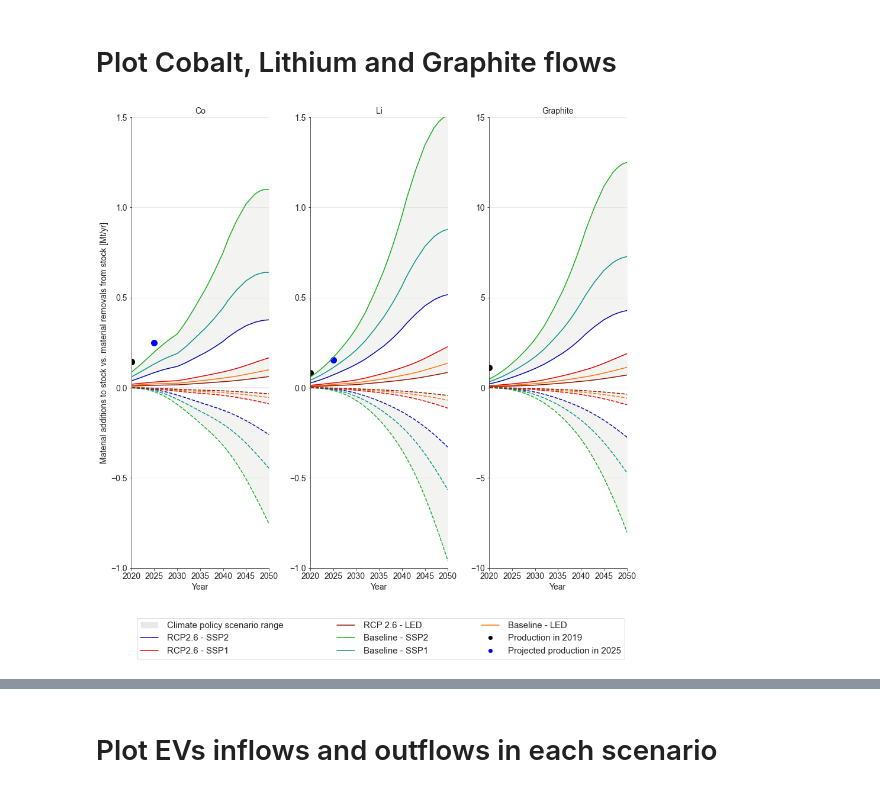
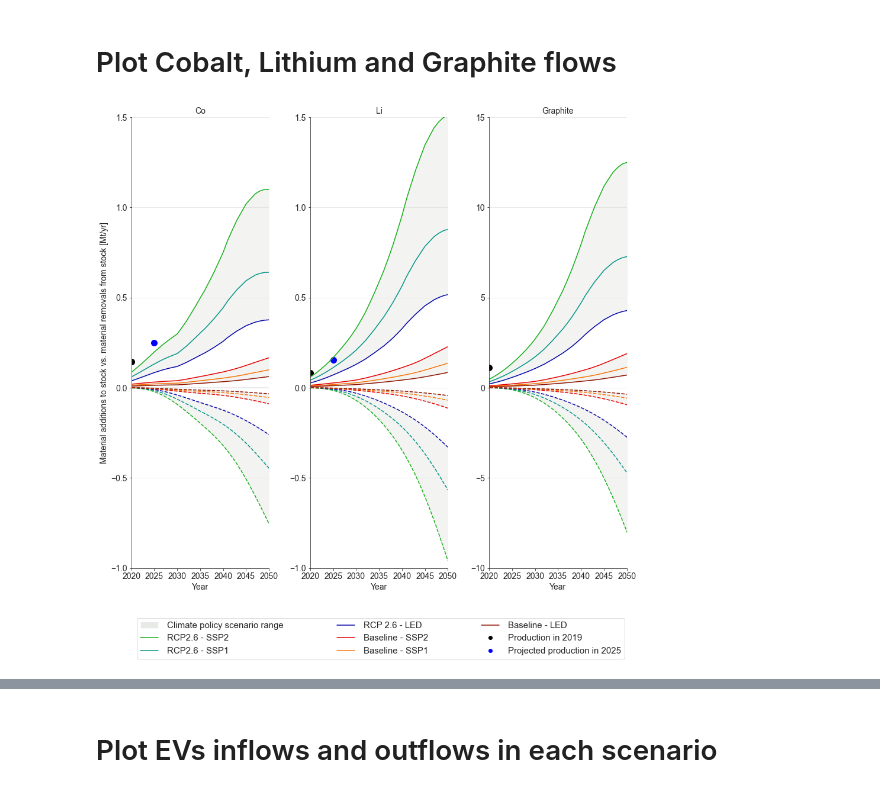
Before and after one commit to lorenzousai/LIBs-demand-, a Jupyter notebook: Visualizations.ipynb, the cells around one changed output, grey strips where cells are left out. Saved outputs shown, nothing was run; the diff lists cells and outputs as text; code cells hidden in the pictures.

```diff
--- a/Visualizations.ipynb
+++ b/Visualizations.ipynb
@@ -207,39 +207,38 @@ for i, k in zip(range(len(materials_to_plot)), materials_to_plot):
     alpha = 0.3,
     interpolate = True
     )
 
   ax[i].scatter(2020, mining_rate_2019[k], color = 'black', s = 100)
   if k != 'Graphite':
     ax[i].scatter(2025, mining_rate_2025[k], color = 'blue', s = 100)
   else:
     break
 
-#ToDO Plot negative flows
 
-line1 =  mlines.Line2D([], [], color = linecols[0], label='Baseline - SSP2')
-line2 =  mlines.Line2D([], [], color = linecols[1], label='Baseline - SSP1')
-line3 =  mlines.Line2D([], [], color = linecols[2], label='RCP2.6 - SSP2')
-line4 =  mlines.Line2D([], [], color = linecols[3], label='RCP2.6 - SSP1')
-line5 =  mlines.Line2D([], [], color = linecols[5], label='RCP 2.6 - LED')
-line6 =  mlines.Line2D([], [], color = linecols[4], label='Baseline - LED')
+line1 =  mlines.Line2D([], [], color = linecols[0], label='RCP2.6 - SSP2')
+line2 =  mlines.Line2D([], [], color = linecols[1], label='RCP2.6 - SSP1')
+line3 =  mlines.Line2D([], [], color = linecols[2], label='RCP 2.6 - LED')
+line4 =  mlines.Line2D([], [], color = linecols[3], label='Baseline - SSP2')
+line5 =  mlines.Line2D([], [], color = linecols[4], label='Baseline - SSP1')
+line6 =  mlines.Line2D([], [], color = linecols[5], label='Baseline - LED')
 scat2 =  mlines.Line2D([], [], color = 'black', marker = '.', linestyle = '', label='Production in 2019')
 scat3 =  mlines.Line2D([], [], color = 'blue', marker = '.', linestyle = '', label='Projected production in 2025')
 
 range_int = mpatches.Patch(color = col_background[0], ec=None, alpha=0.6,
                             label='Climate policy scenario range')
 
-lines = [range_int, line3,line4,line5, line1, line2, line6, scat2, scat3]
+lines = [range_int, line1,line2,line3, line4, line5, line6, scat2, scat3]
 plt.subplots_adjust(bottom=0.175)  # make extra room under figure for legend
 
 fig.legend(handles=lines, loc='center', bbox_to_anchor=(0.515, 0.065),
               borderaxespad=0.1, handletextpad=1., columnspacing=6,
               fontsize=15, frameon=True, ncol= 3, markerscale = 2)
 
 gridlines = ax[0].yaxis.get_gridlines()
 gridlines[2].set_color('black')
 gridlines[2].set_linewidth(1.5)
 
 
 #plt.savefig('Figures//Figure2_key_materials_flow.jpg', dpi = 600,bbox_inches='tight')
 # %% [output]
-[figure, old version]
+[figure, new version]
```
Also changed, not shown: parts of 8 cells of this notebook, 6 other files.
